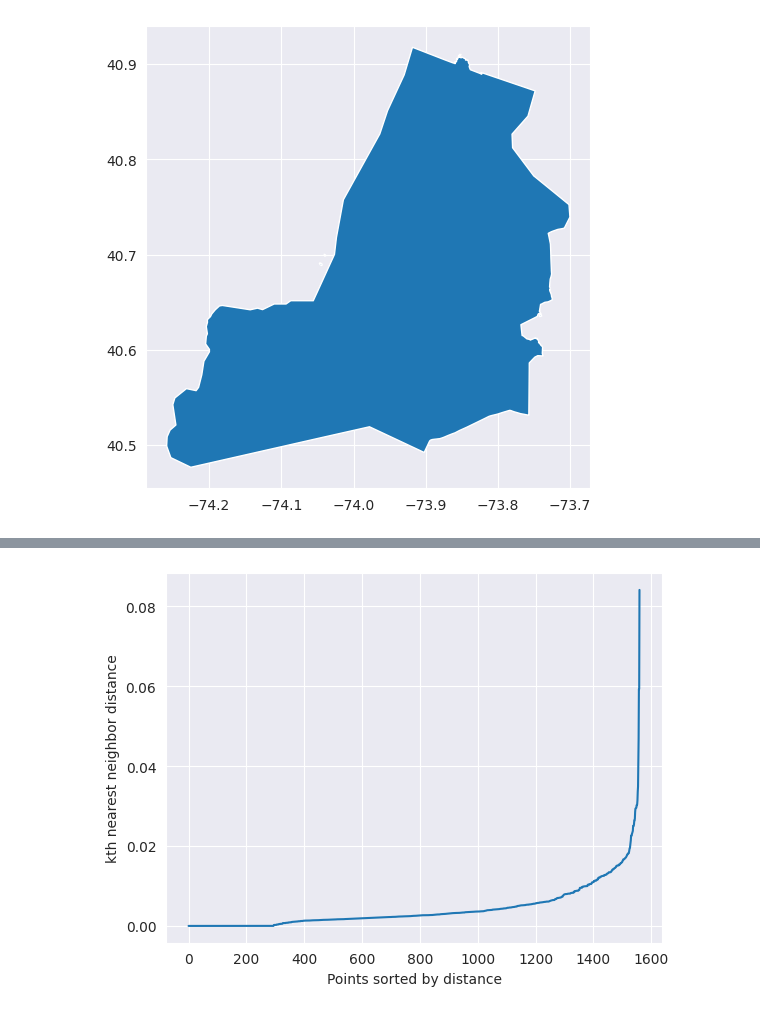
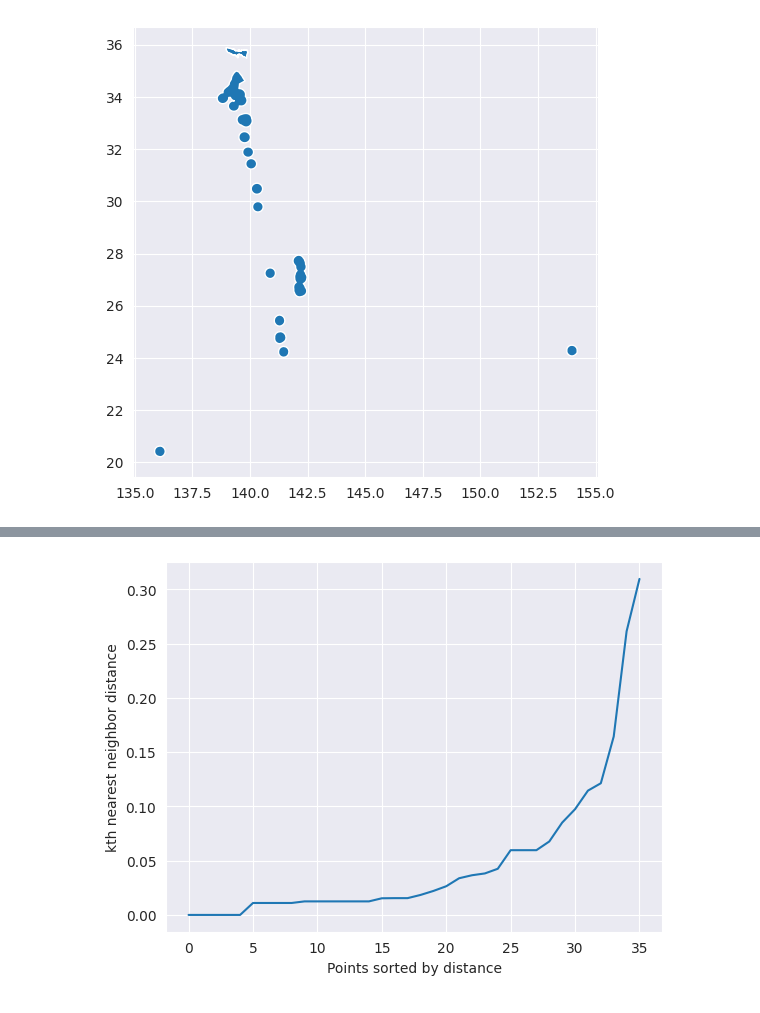
Before and after one commit to Giffen-good/bq-shopify-scripts, a Jupyter notebook: notebooks/dbscan_gmm_geolocation_order_clustering.ipynb, the cells around one changed output, grey strips where cells are left out. Saved outputs shown, nothing was run; the diff lists cells and outputs as text; code cells hidden in the pictures.

```diff
--- a/notebooks/dbscan_gmm_geolocation_order_clustering.ipynb
+++ b/notebooks/dbscan_gmm_geolocation_order_clustering.ipynb
@@ -16,28 +16,28 @@ import shapely.wkt
 from geopy.geocoders import Nominatim
 from matplotlib import pyplot as plt
 # %%
-REGION = "New York City"
+REGION = "Tokyo, Japan"
 
 
 geolocator = Nominatim(user_agent="myGeocoder")
 
 # Get the bounding box of the city
 location = geolocator.geocode(REGION, exactly_one=True, geometry="wkt")
 raw_geotext = location.raw['geotext']
 polygon = shapely.wkt.loads(raw_geotext)
 
 gdf = gpd.GeoDataFrame(index=[0], crs='epsg:4326', geometry=[polygon])
 
 # Calculate the mean latitude and longitude
 center_lat = polygon.centroid.y
 center_lon = polygon.centroid.x
 
 # Get the shape of the city from the GeoDataFrame
 region_polygon = gdf['geometry'].unary_union
 gdf.plot(figsize=(6, 6))
 plt.show()
 # %% [output]
-[figure, old version]
+[figure, new version]
 # %%
 # Create a folium map
 m = folium.Map(location=[center_lat,center_lon], zoom_start=10)
@@ -78,7 +78,7 @@ plt.xlabel('Points sorted by distance')
 plt.grid(True)
 plt.show()
 # %% [output]
-[figure, old version]
+[figure, new version]
 # %%
 # Calculate the derivative of the distances
 derivatives = np.diff(distances)
```
Also changed, not shown: parts of 4 cells of this notebook, 8 other files.
